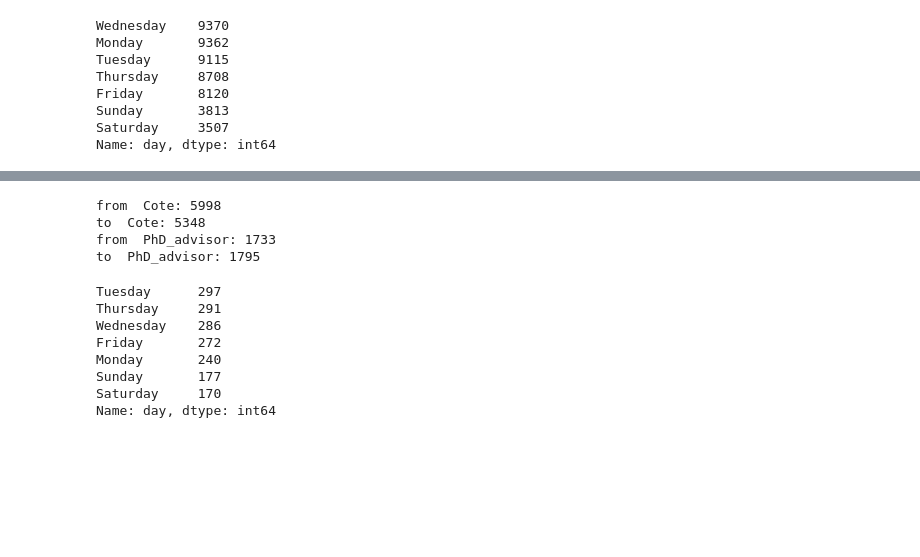
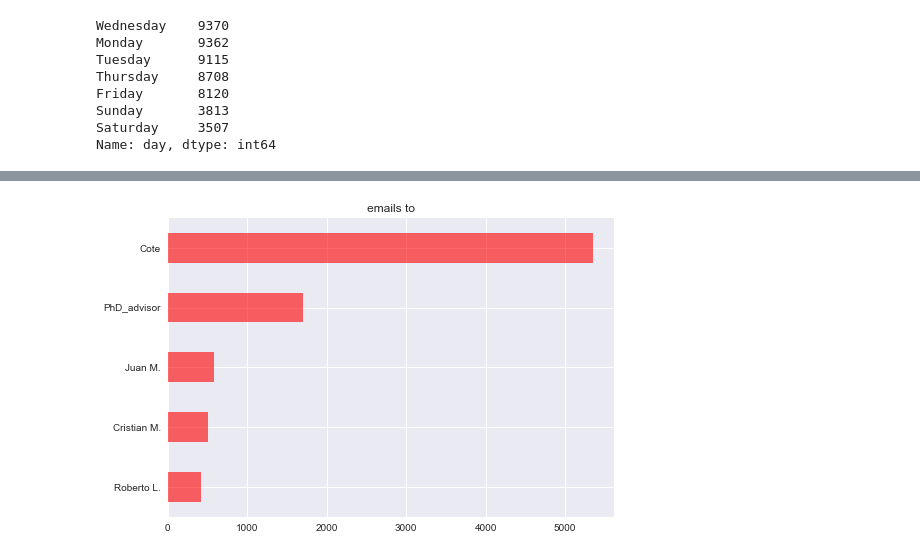
Before and after one commit to jsdiazpo/Gmail_Analysis, a Jupyter notebook: Gmail_Analysis.ipynb, the cells around one changed output, grey strips where cells are left out. Drawn from its saved outputs; the diff is of its cells as text; code cells hidden in the pictures; blank space fills up the shorter version.

```diff
--- a/Gmail_Analysis.ipynb
+++ b/Gmail_Analysis.ipynb
@@ -294,0 +340,5 @@ df['from'] = df['from'].apply(lambda x: rename(x, vak, 'PhD_advisor'))
+# %%
+df['to'].value_counts()[1:6].plot(kind='barh', color='r', alpha=0.6).invert_yaxis()
+plt.title('emails to');
+# %% [output]
+[figure, added]
@@ -297,20 +348,0 @@ df['from'] = df['from'].apply(lambda x: rename(x, vak, 'PhD_advisor'))
-# %%
-for name in ['Cote', 'PhD_advisor']:
-    print('from ', name + ':', len(df[df['from'] == name]))
-    print('to ', name + ':', len(df[df['to'] == name]))
-# %% [output]
-from  Cote: 5998
-to  Cote: 5348
-from  PhD_advisor: 1733
-to  PhD_advisor: 1795
-# %%
-df['day'][df['from'] == 'PhD_advisor'].value_counts()
-# %% [output]
-Tuesday      297
-Thursday     291
-Wednesday    286
-Friday       272
-Monday       240
-Sunday       177
-Saturday     170
-Name: day, dtype: int64
```
Also changed, not shown: parts of 23 cells of this notebook.
